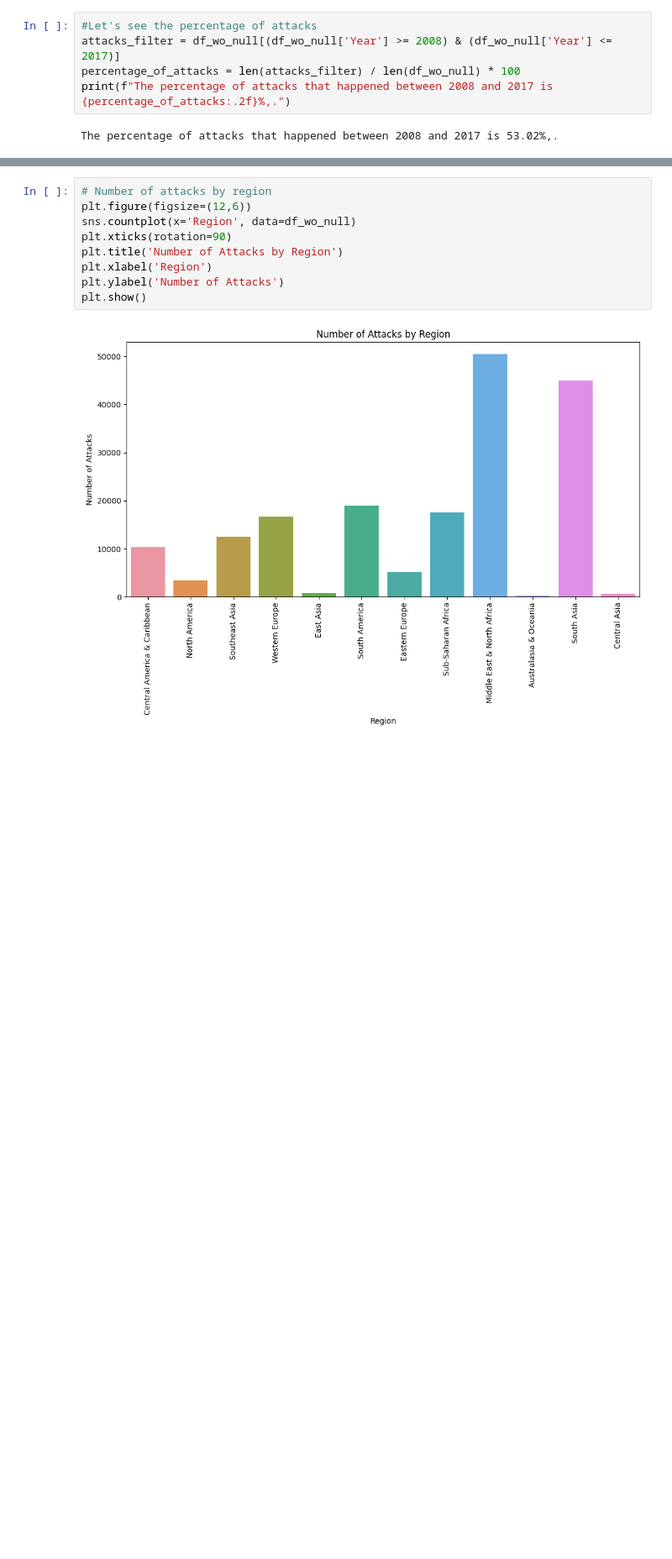
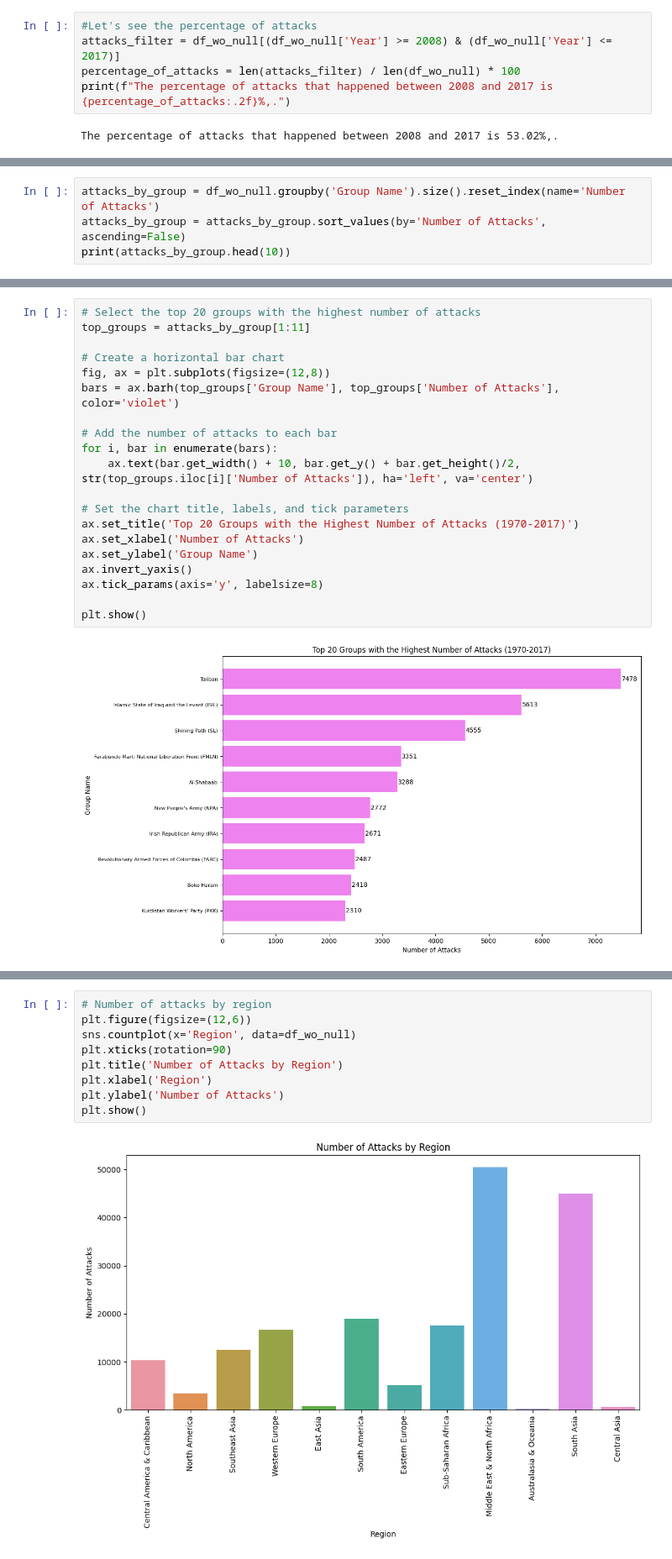
Before and after one commit to hitcaff/GLOBAL-TERRORISM-ANALYSIS, a Jupyter notebook: Hitesh_Srivastava__Global_Terrorism_Analysis_Capstone_Project.ipynb, the cells around one changed output, grey strips where cells are left out. Shown at 84% size. Saved outputs shown, nothing was run; the diff lists cells and outputs as text; blank space fills up the shorter version.

```diff
--- a/Hitesh_Srivastava__Global_Terrorism_Analysis_Capstone_Project.ipynb
+++ b/Hitesh_Srivastava__Global_Terrorism_Analysis_Capstone_Project.ipynb
@@ -412,0 +479,4 @@ The percentage of attacks that happened between 2008 and 2017 is 53.02%,.
+# %%
+attacks_by_group = df_wo_null.groupby('Group Name').size().reset_index(name='Number of Attacks')
+attacks_by_group = attacks_by_group.sort_values(by='Number of Attacks', ascending=False)
+print(attacks_by_group.head(10))
@@ -412,0 +495,22 @@ The percentage of attacks that happened between 2008 and 2017 is 53.02%,.
+# %%
+# Select the top 20 groups with the highest number of attacks
+top_groups = attacks_by_group[1:11]
+
+# Create a horizontal bar chart
+fig, ax = plt.subplots(figsize=(12,8))
+bars = ax.barh(top_groups['Group Name'], top_groups['Number of Attacks'], color='violet')
+
+# Add the number of attacks to each bar
+for i, bar in enumerate(bars):
+    ax.text(bar.get_width() + 10, bar.get_y() + bar.get_height()/2, str(top_groups.iloc[i]['Number of Attacks']), ha='left', va='center')
+
+# Set the chart title, labels, and tick parameters
+ax.set_title('Top 20 Groups with the Highest Number of Attacks (1970-2017)')
+ax.set_xlabel('Number of Attacks')
+ax.set_ylabel('Group Name')
+ax.invert_yaxis()
+ax.tick_params(axis='y', labelsize=8)
+
+plt.show()
+# %% [output]
+[figure, added]
```
Also changed, not shown: parts of 61 cells of this notebook.
